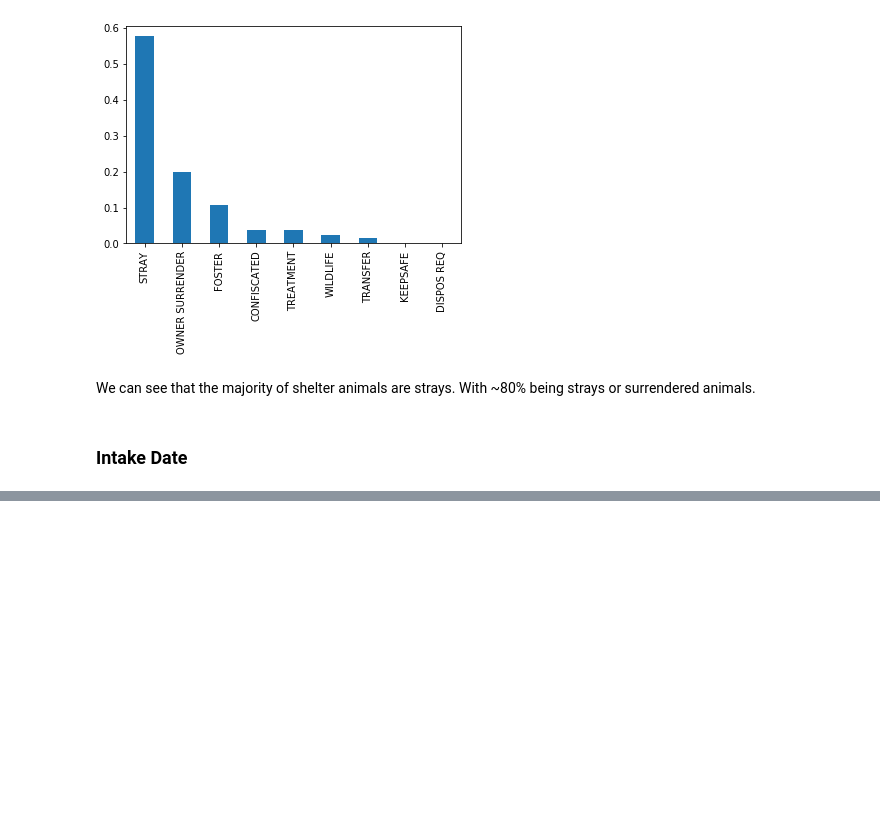
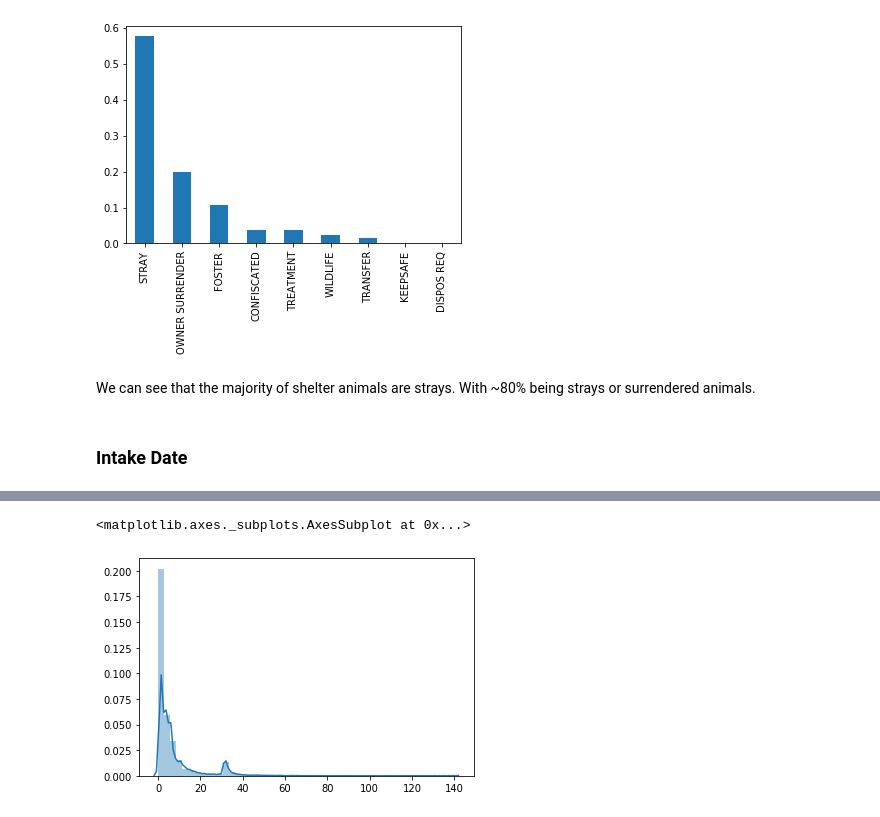
Before and after one commit to jfleury12/animal_shelter_EDA, a Jupyter notebook: notebooks/animal_shelter_eda_fleury.ipynb, the cells around one changed output, grey strips where cells are left out. Cells and saved outputs as stored; diff of their text form; code cells hidden in the pictures; blank space fills up the shorter version.

```diff
--- a/notebooks/animal_shelter_eda_fleury.ipynb
+++ b/notebooks/animal_shelter_eda_fleury.ipynb
@@ -322,0 +398,5 @@ When are these events occurring during the year?
+# %%
+sns.distplot((df['Outcome Date']-df['Intake Date']).astype('timedelta64[D]').dropna())
+# %% [output]
+<matplotlib.axes._subplots.AxesSubplot at 0x...>
+[figure, added]
```
Also changed, not shown: parts of 25 cells of this notebook.
